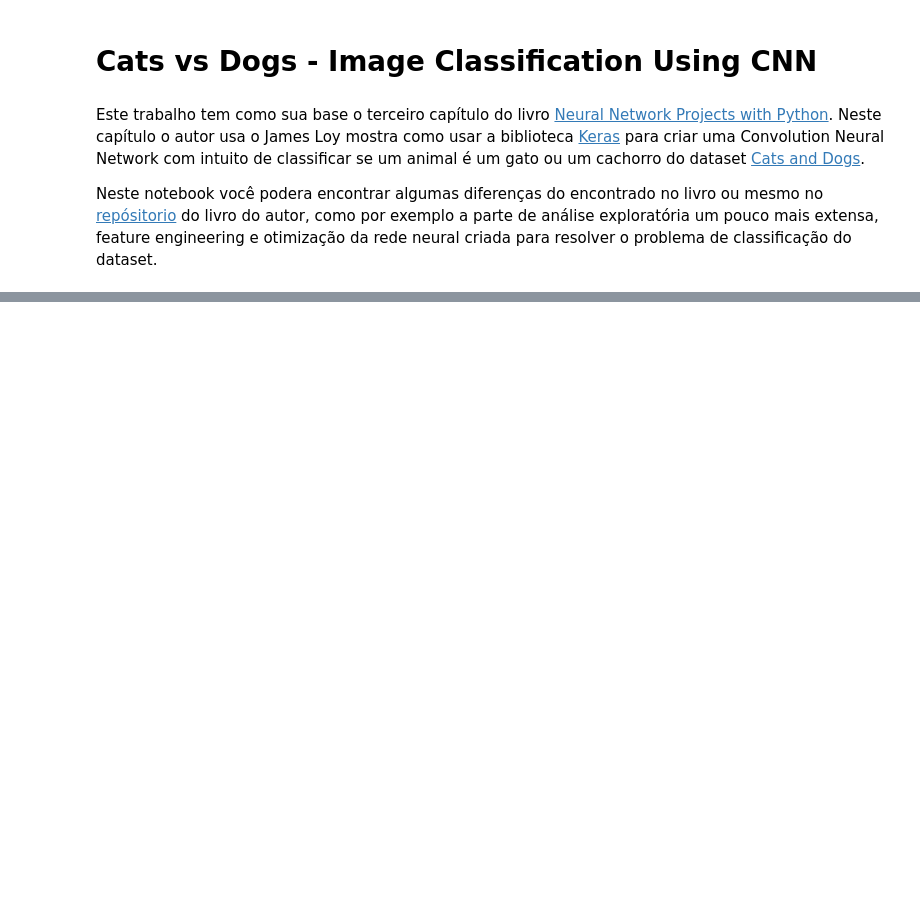
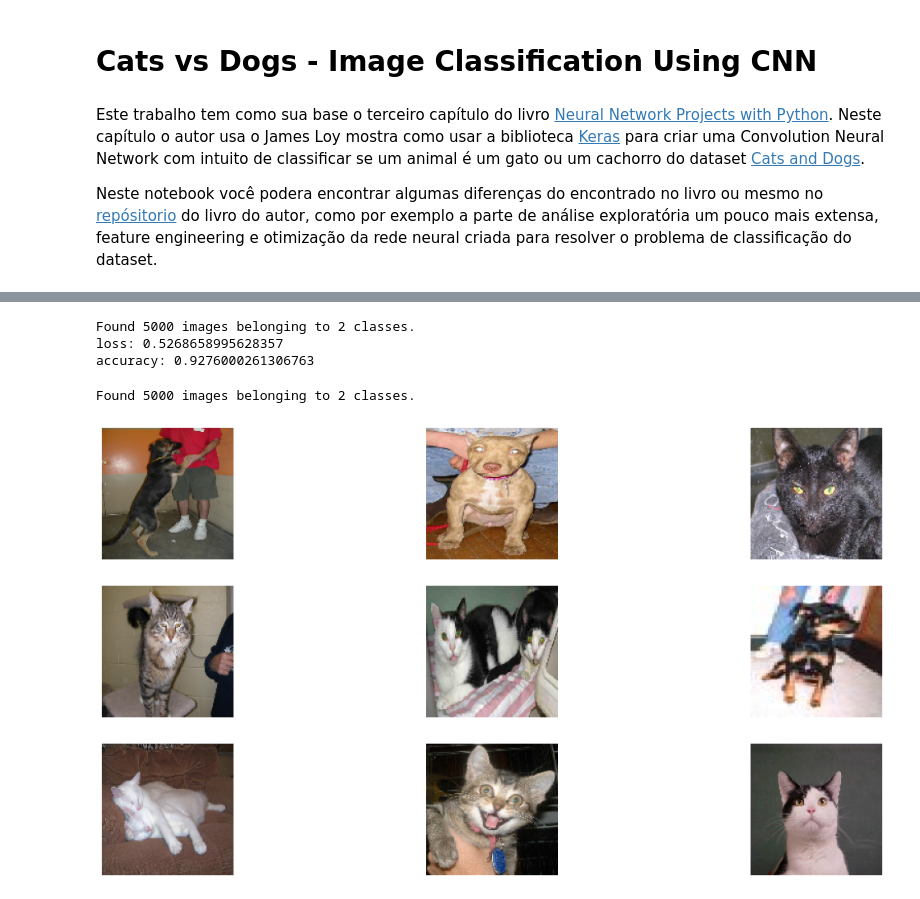
Before and after one commit to bobcastaldeli/Deep-Learning-Notes, a Jupyter notebook: Keras/04-Image-Classification-Using-CNN.ipynb, the cells around one changed output, grey strips where cells are left out. Drawn from its saved outputs; the diff is of its cells as text; code cells hidden in the pictures; blank space fills up the shorter version.

Commit message:
Update Image Classification Using CNN v.1.5

```diff
--- a/Keras/04-Image-Classification-Using-CNN.ipynb
+++ b/Keras/04-Image-Classification-Using-CNN.ipynb
@@ -163,0 +244,11 @@ plt.show()
+# %%
+testing_data_generator = ImageDataGenerator(rescale = 1./255)
+
+test_set = testing_data_generator.flow_from_directory('Data/catsanddogs/PetImages/Test',
+                                                      target_size=(INPUT_SIZE,INPUT_SIZE),
+                                                      batch_size=BATCH_SIZE,
+                                                      class_mode = 'binary')
+
+score_cnn = model_cnn.evaluate_generator(test_set, steps=len(test_set))
+for idx, metric in enumerate(model_cnn.metrics_names):
+    print('{}: {}'.format(metric, score_cnn[idx]))
@@ -163,0 +376,54 @@ plt.show()
+# %%
+testing_data_generator = ImageDataGenerator(rescale = 1./255)
+
+test_set = testing_data_generator.flow_from_directory('Data/catsanddogs/PetImages/Test',
+                                   target_size=(INPUT_SIZE,INPUT_SIZE),
+                                   batch_size = BATCH_SIZE,
+                                   class_mode = 'binary')
+
+score_xception = xception.evaluate_generator(test_set, len(test_set))
+
+for idx, metric in enumerate(xception.metrics_names):
+    print('{}: {}'.format(metric, score_xception[idx]))
+# %% [output]
+Found 5000 images belonging to 2 classes.
+loss: 0.5268658995628357
+accuracy: 0.9276000261306763
+# %%
+# Gerarando conjunto de teste para visualização de dados
+test_set = testing_data_generator.flow_from_directory('Data/catsanddogs/PetImages/Test',
+                                                   target_size=(INPUT_SIZE, INPUT_SIZE),
+                                                   batch_size=1,
+                                                   class_mode='binary')
+
+strongly_wrong_idx = []
+strongly_right_idx = []
+weakly_wrong_idx = []
+
+for i in range(test_set.__len__()):
+    img = test_set.__getitem__(i)[0]
+    pred_prob = xception.predict(img)[0][0]
+    pred_label = int(pred_prob > 0.5)
+    actual_label = int(test_set.__getitem__(i)[1][0])
+    if pred_label != actual_label and (pred_prob > 0.8 or
+        pred_prob < 0.2): strongly_wrong_idx.append(i)
+    elif pred_label != actual_label and (pred_prob > 0.4 and
+        pred_prob < 0.6): weakly_wrong_idx.append(i)
+    elif pred_label == actual_label and (pred_prob > 0.8 or
+        pred_prob < 0.2): strongly_right_idx.append(i)
+    # Pare quando tivermos imagens suficientes para traçar
+    if (len(strongly_wrong_idx)>=9 and len(strongly_right_idx)>=9
+        and len(weakly_wrong_idx)>=9): break
+# %% [output]
+Found 5000 images belonging to 2 classes.
+# %%
+def plot_on_grid(test_set, idx_to_plot, img_size=INPUT_SIZE):
+    fig, ax = plt.subplots(3,3, figsize=(20,10))
+    for i, idx in enumerate(random.sample(idx_to_plot,9)):
+        img = test_set.__getitem__(idx)[0].reshape(img_size, img_size ,3)
+        ax[int(i/3), i%3].imshow(img)
+        ax[int(i/3), i%3].axis('off')
+# %%
+plot_on_grid(test_set, strongly_right_idx)
+# %% [output]
+[figure, added]
```
Also changed, not shown: parts of 13 cells of this notebook.
